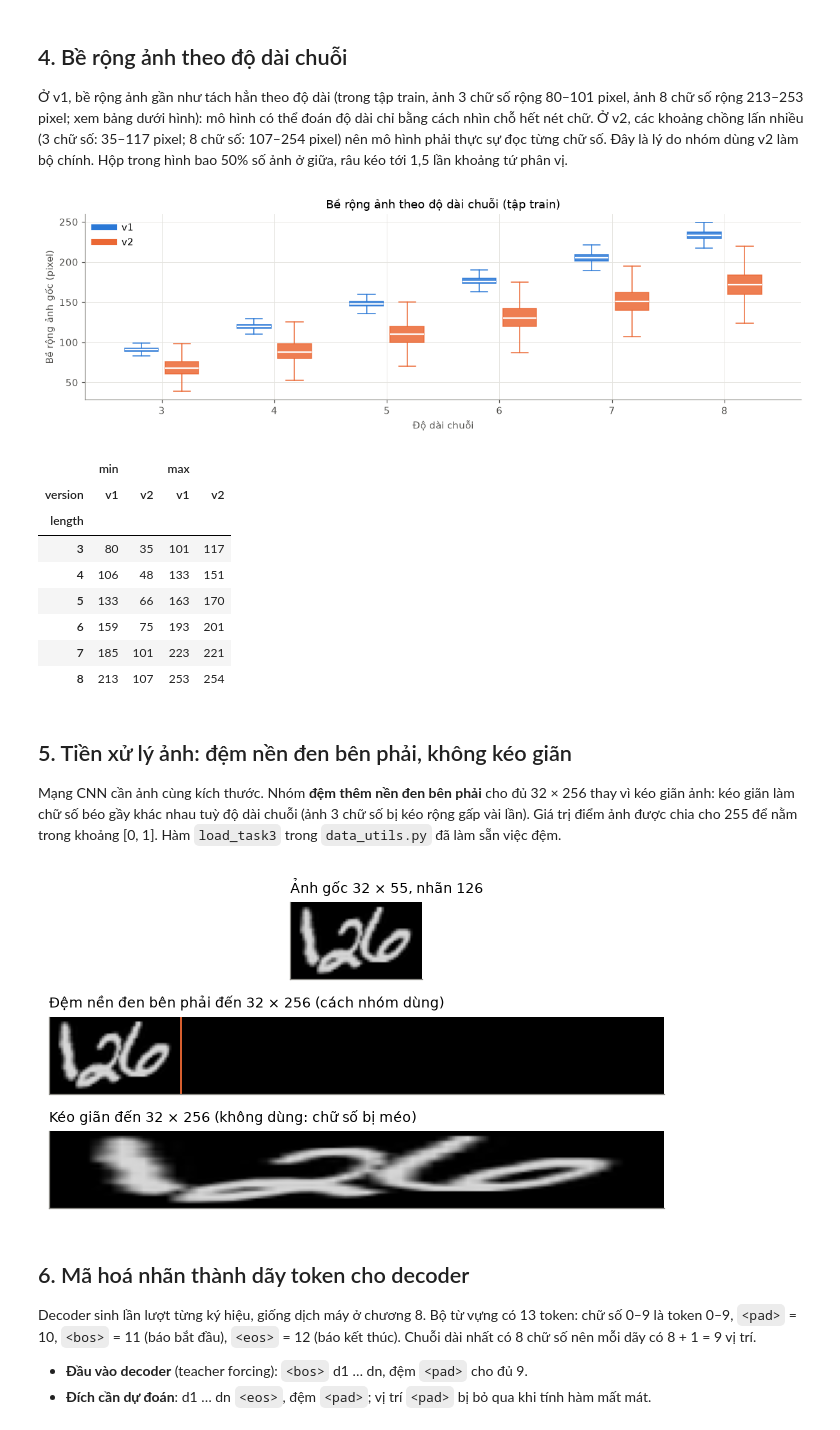
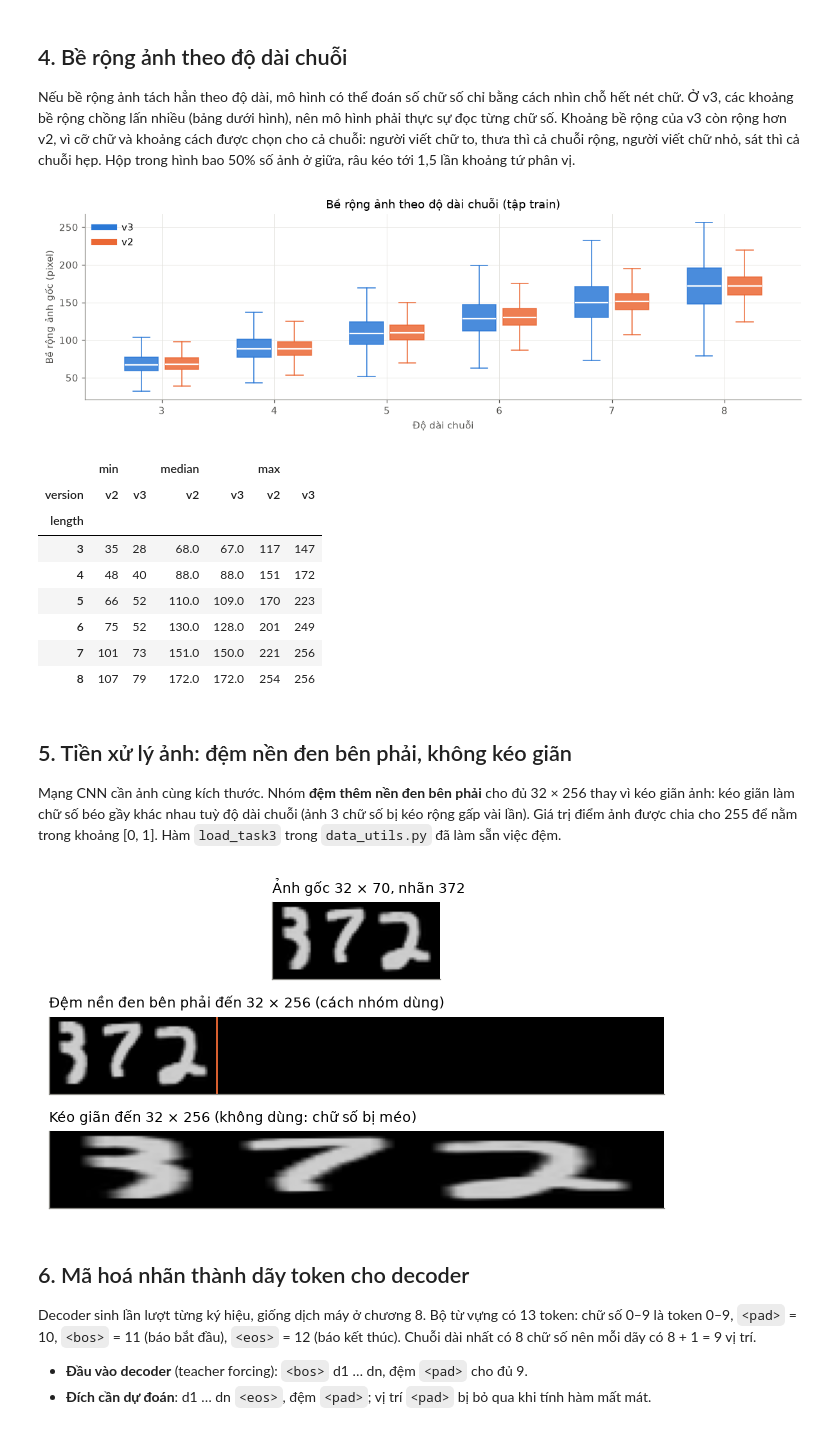
Before and after one commit to haminh109/hanoi-pm25-and-digit-string-recognition, a Jupyter notebook: 04_task3_data.ipynb, the cells around one changed output. Saved outputs shown, nothing was run; the diff lists cells and outputs as text; code cells hidden in the pictures.

```diff
--- a/04_task3_data.ipynb
+++ b/04_task3_data.ipynb
@@ -47,16 +58,19 @@ Nhãn **phải đọc dạng chuỗi** (`dtype={"label": str}`): nếu để pan
 frames = []
 for version, root in VERSIONS.items():
     for split in SPLITS:
-        df = pd.read_csv(os.path.join(root, f"{split}_labels.csv"), dtype={"label": str}, encoding="utf-8-sig")
+        df = pd.read_csv(os.path.join(root, f"{split}_labels.csv"), dtype={"label": str, "source": str},
+                         encoding="utf-8-sig")
         sizes = [Image.open(os.path.join(root, p)).size for p in df["image_path"]]   # (rộng, cao)
         df["width"] = [w for w, h in sizes]
         df["height"] = [h for w, h in sizes]
         df["version"], df["split"] = version, split
         frames.append(df)
 meta = pd.concat(frames, ignore_index=True)
+v3 = meta[meta["version"] == "v3"].copy()
+v3["writer"] = v3["writer"].astype(int)          # cột chỉ có ở v3 (v2 không lưu người viết)
 
 # Kiểm tra nhanh: nhãn chỉ gồm chữ số, độ dài khớp cột length
 assert meta["label"].str.fullmatch(r"\d+").all()
 assert (meta["label"].str.len() == meta["length"]).all()
-meta.head()
+v3.drop(columns="version").head()
 # %% [output]
@@ -76,7 +90,12 @@ summary = (meta.groupby(["version", "split"], sort=False)
                     do_dai_max=("length", "max"),
                     ty_le_bat_dau_bang_0=("label", lambda s: s.str.startswith("0").mean()))
                .round(3))
-summary
+display(summary)
+
+with open(os.path.join(VERSIONS["v3"], "generation_config.json"), encoding="utf-8") as f:
+    config3 = json.load(f)
+print("Ảnh v3 rộng quá 256 pixel nên được thu nhỏ cho vừa:",
+      {split: s["images_shrunk_to_fit_256px"] for split, s in config3["split_stats"].items()})
 # %% [output]
 |  |  | so_anh | cao | rong_min | rong_max | do_dai_min | do_dai_max | ty_le_bat_dau_bang_0 |
 | version | split |  |  |  |  |  |  |  |
@@ -95,15 +115,13 @@ Mỗi ảnh được đệm nền đen bên phải cho đủ 32 × 256 (xem mụ
 # %%
-X1, labels1 = load_task3(VERSIONS["v1"], "train")
-X2, labels2 = load_task3(VERSIONS["v2"], "train")
-print("v1 train:", X1.shape, X1.dtype, "| v2 train:", X2.shape, X2.dtype)
+X3, labels3 = load_task3(VERSIONS["v3"], "train")
+v3_train = v3[v3["split"] == "train"].reset_index(drop=True)
+print("v3 train:", X3.shape, X3.dtype)
 
 fig, axes = plt.subplots(6, 2, figsize=(10, 5.2))
-for row in range(6):
-    for col, (X, labels, name) in enumerate([(X1, labels1, "v1"), (X2, labels2, "v2")]):
-        ax = axes[row, col]
-        ax.imshow(X[row], cmap="gray", vmin=0, vmax=255)
-        ax.set_title(f"{name}  –  nhãn: {labels[row]}", fontsize=9, loc="left")
-        ax.axis("off")
+for k, ax in enumerate(axes.T.ravel()):
+    ax.imshow(X3[k], cmap="gray", vmin=0, vmax=255)
+    ax.set_title(f"nhãn {labels3[k]}  ·  người viết {v3_train['writer'][k]}", fontsize=9, loc="left")
+    ax.axis("off")
 plt.tight_layout()
 plt.savefig(os.path.join(FIG_DIR, "data_samples.png"), bbox_inches="tight")
 plt.show()
@@ -141,10 +184,11 @@ plt.show()
 # %% [markdown]
 ## 4. Bề rộng ảnh theo độ dài chuỗi
 
-Ở v1, bề rộng ảnh gần như tách hẳn theo độ dài (trong tập train, ảnh 3 chữ số rộng 80–101 pixel, ảnh 8 chữ số rộng 213–253 pixel; xem bảng dưới hình): mô hình có thể đoán độ dài chỉ bằng cách nhìn chỗ hết nét chữ. Ở v2, các khoảng chồng lấn nhiều (3 chữ số: 35–117 pixel; 8 chữ số: 107–254 pixel) nên mô hình phải thực sự đọc từng chữ số. Đây là lý do nhóm dùng v2 làm bộ chính. Hộp trong hình bao 50% số ảnh ở giữa, râu kéo tới 1,5 lần khoảng tứ phân vị.
+Nếu bề rộng ảnh tách hẳn theo độ dài, mô hình có thể đoán số chữ số chỉ bằng cách nhìn chỗ hết nét chữ. Ở v3, các khoảng bề rộng chồng lấn nhiều (bảng dưới hình), nên mô hình phải thực sự đọc từng chữ số. Khoảng bề rộng của v3 còn rộng hơn v2, vì cỡ chữ và khoảng cách được chọn cho cả chuỗi: người viết chữ to, thưa thì cả chuỗi rộng, người viết chữ nhỏ, sát thì cả chuỗi hẹp. Hộp trong hình bao 50% số ảnh ở giữa, râu kéo tới 1,5 lần khoảng tứ phân vị.
 # %%
+train_meta = meta[meta["split"] == "train"]
 fig, ax = plt.subplots(figsize=(11, 3.6))
-for i, version in enumerate(["v1", "v2"]):
+for i, version in enumerate(["v3", "v2"]):
     data = [train_meta[(train_meta["version"] == version) & (train_meta["length"] == n)]["width"] for n in lengths]
     ax.boxplot(data, positions=lengths + (i - 0.5) * 0.36, widths=0.3, patch_artist=True, showfliers=False,
                boxprops=dict(facecolor=COLORS[version], edgecolor=COLORS[version], alpha=0.85),
@@ -158,44 +202,44 @@ plt.tight_layout()
 plt.savefig(os.path.join(FIG_DIR, "data_width_by_length.png"), bbox_inches="tight")
 plt.show()
 
-width_table = (train_meta.groupby(["version", "length"])["width"].agg(["min", "max"]).unstack(0))
+width_table = (train_meta.groupby(["version", "length"])["width"].agg(["min", "median", "max"]).unstack(0))
 width_table
 # %% [output]
-[figure, old version]
+[figure, new version]
-|  | min |  | max |  |
-| version | v1 | v2 | v1 | v2 |
-| length |  |  |  |  |
-| 3 | 80 | 35 | 101 | 117 |
-| 4 | 106 | 48 | 133 | 151 |
-| 5 | 133 | 66 | 163 | 170 |
-| 6 | 159 | 75 | 193 | 201 |
-| 7 | 185 | 101 | 223 | 221 |
-| 8 | 213 | 107 | 253 | 254 |
+|  | min |  | median |  | max |  |
+| version | v2 | v3 | v2 | v3 | v2 | v3 |
+| length |  |  |  |  |  |  |
+| 3 | 35 | 28 | 68.0 | 67.0 | 117 | 147 |
+| 4 | 48 | 40 | 88.0 | 88.0 | 151 | 172 |
+| 5 | 66 | 52 | 110.0 | 109.0 | 170 | 223 |
+| 6 | 75 | 52 | 130.0 | 128.0 | 201 | 249 |
+| 7 | 101 | 73 | 151.0 | 150.0 | 221 | 256 |
+| 8 | 107 | 79 | 172.0 | 172.0 | 254 | 256 |
 # %% [markdown]
 ## 5. Tiền xử lý ảnh: đệm nền đen bên phải, không kéo giãn
 
 Mạng CNN cần ảnh cùng kích thước. Nhóm **đệm thêm nền đen bên phải** cho đủ 32 × 256 thay vì kéo giãn ảnh: kéo giãn làm chữ số béo gầy khác nhau tuỳ độ dài chuỗi (ảnh 3 chữ số bị kéo rộng gấp vài lần). Giá trị điểm ảnh được chia cho 255 để nằm trong khoảng [0, 1]. Hàm `load_task3` trong `data_utils.py` đã làm sẵn việc đệm.
 # %%
-i = int(np.flatnonzero(train_meta[train_meta["version"] == "v2"]["length"].values == 3)[0])
-row = train_meta[train_meta["version"] == "v2"].iloc[i]
-original = np.asarray(Image.open(os.path.join(VERSIONS["v2"], row["image_path"])).convert("L"))
+i = int(np.flatnonzero(v3_train["length"].values == 3)[0])
+row = v3_train.iloc[i]
+original = np.asarray(Image.open(os.path.join(VERSIONS["v3"], row["image_path"])).convert("L"))
 stretched = np.asarray(Image.fromarray(original).resize((256, 32), Image.Resampling.BILINEAR))
 
 fig, axes = plt.subplots(3, 1, figsize=(8, 3.3))
 axes[0].imshow(original, cmap="gray", vmin=0, vmax=255)
 axes[0].set_title(f"Ảnh gốc {original.shape[0]} × {original.shape[1]}, nhãn {row['label']}", fontsize=9, loc="left")
-axes[1].imshow(X2[i], cmap="gray", vmin=0, vmax=255)
+axes[1].imshow(X3[i], cmap="gray", vmin=0, vmax=255)
 axes[1].axvline(original.shape[1] - 0.5, color="#eb6834", linewidth=1.2)
 axes[1].set_title("Đệm nền đen bên phải đến 32 × 256 (cách nhóm dùng)", fontsize=9, loc="left")
 axes[2].imshow(stretched, cmap="gray", vmin=0, vmax=255)
 axes[2].set_title("Kéo giãn đến 32 × 256 (không dùng: chữ số bị méo)", fontsize=9, loc="left")
 for ax in axes:
     ax.set_xticks([]); ax.set_yticks([]); ax.grid(False)
 plt.tight_layout()
 plt.savefig(os.path.join(FIG_DIR, "data_padding.png"), bbox_inches="tight")
 plt.show()
 # %% [output]
-[figure, old version]
+[figure, new version]
 # %% [markdown]
 ## 6. Mã hoá nhãn thành dãy token cho decoder
 
```
Also changed, not shown: parts of 21 cells of this notebook, 55 other files.
